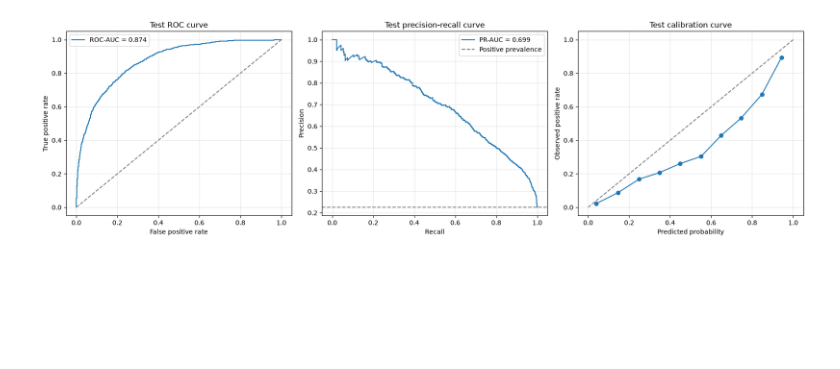
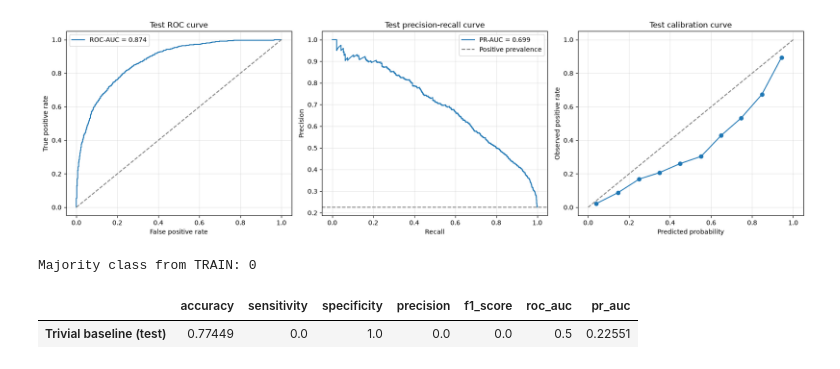
Before and after one commit to mohamedmaherabdalla/MedAI-A1, a Jupyter notebook: working.ipynb, the cells around one changed output. Cells and saved outputs as stored; diff of their text form; code cells hidden in the pictures; blank space fills up the shorter version.

```diff
--- a/working.ipynb
+++ b/working.ipynb
@@ -2288,3 +2360,31 @@ plt.tight_layout()
 plt.show()
 # %% [output]
 [figure]
+# %%
+trivial_class = train_df["Target"].mode().iat[0]
+
+trivial_test_predictions = np.full(len(test_df), trivial_class)
+y_test_true = test_df["Target"].to_numpy()
+
+tn, fp, fn, tp = confusion_matrix(
+    y_test_true,
+    trivial_test_predictions,
+    labels=[0, 1],
+).ravel()
+
+trivial_test_metrics = {
+    "accuracy": accuracy_score(y_test_true, trivial_test_predictions),
+    "sensitivity": recall_score(y_test_true, trivial_test_predictions, zero_division=0),
+    "specificity": tn / (tn + fp),
+    "precision": precision_score(y_test_true, trivial_test_predictions, zero_division=0),
+    "f1_score": f1_score(y_test_true, trivial_test_predictions, zero_division=0),
+    "roc_auc": 0.5,
+    "pr_auc": y_test_true.mean(),
+}
+
+print("Majority class from TRAIN:", trivial_class)
+display(pd.DataFrame([trivial_test_metrics], index=["Trivial baseline (test)"]))
+# %% [output]
+Majority class from TRAIN: 0
+|  | accuracy | sensitivity | specificity | precision | f1_score | roc_auc | pr_auc |
+| Trivial baseline (test) | 0.77449 | 0.0 | 1.0 | 0.0 | 0.0 | 0.5 | 0.22551 |
```
Also changed, not shown: parts of 4 cells of this notebook.
